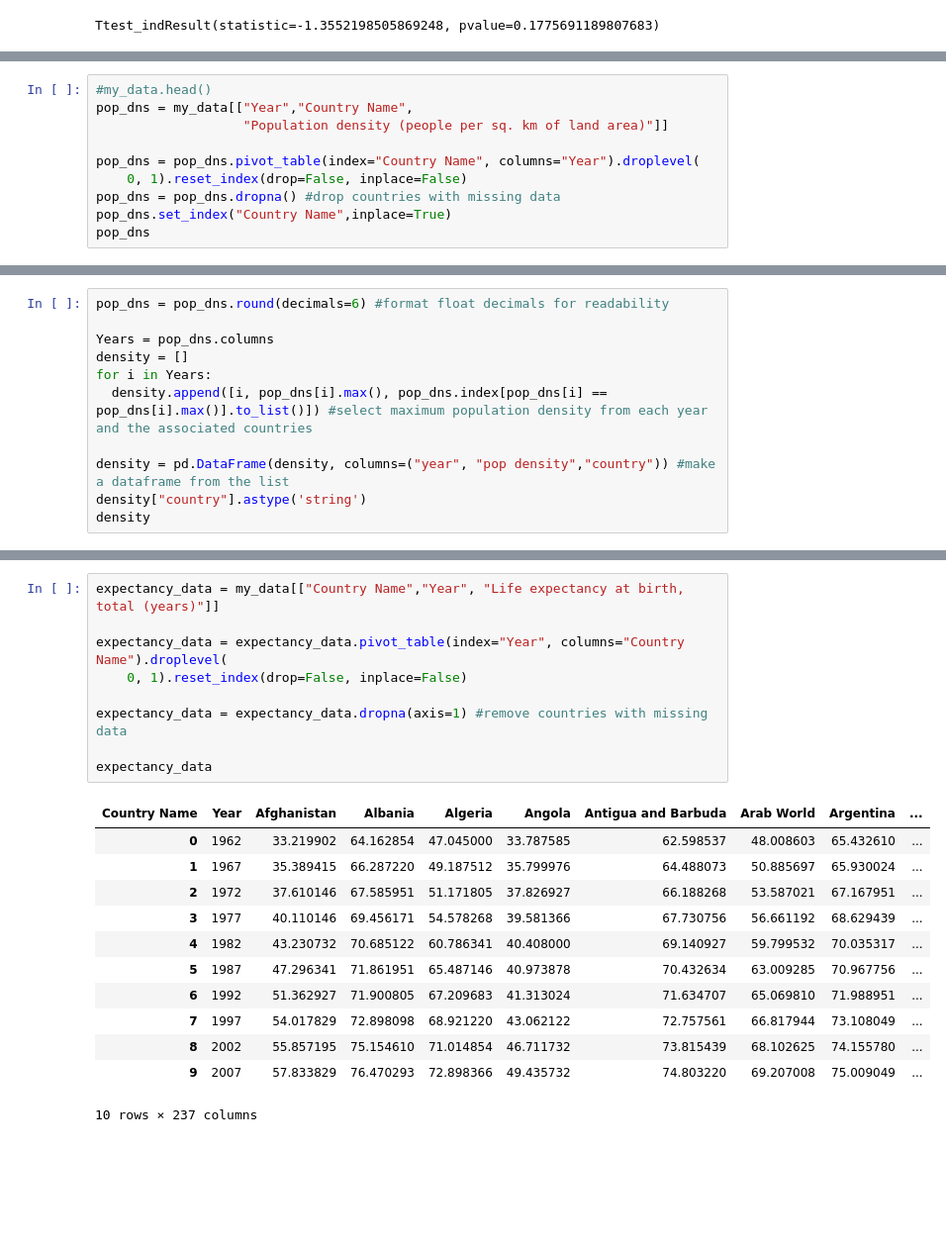
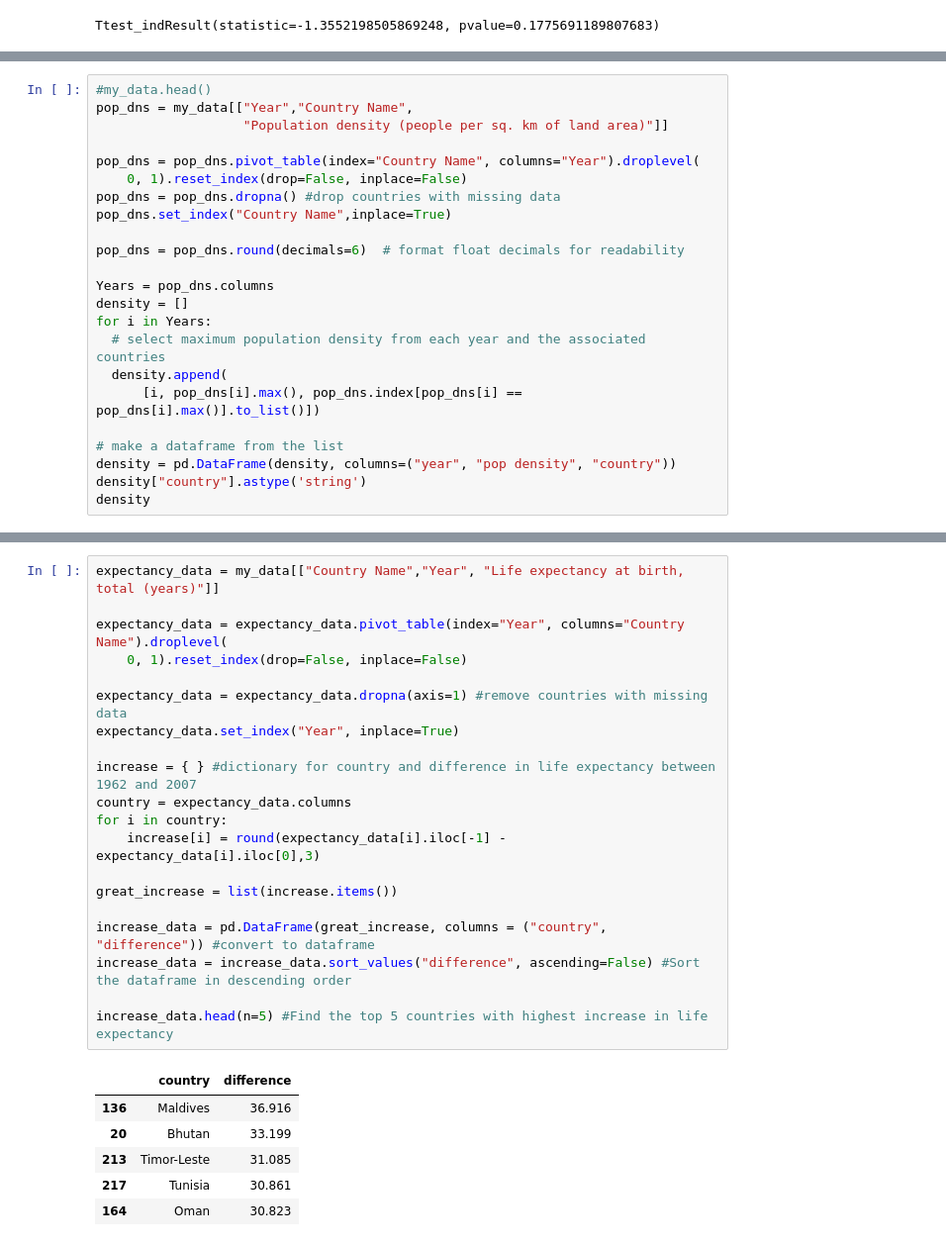
Before and after one commit to mikemwanga/Data_Science, a Jupyter notebook: Python for Data Science/notebook/python4DS.ipynb, the cells around one changed output, grey strips where cells are left out. Shown at 99% size. Cells and saved outputs as stored; diff of their text form; blank space fills up the shorter version.

```diff
--- a/Python for Data Science/notebook/python4DS.ipynb
+++ b/Python for Data Science/notebook/python4DS.ipynb
@@ -308,5 +359,18 @@ pop_dns = pop_dns.pivot_table(index="Country Name", columns="Year").droplevel(
     0, 1).reset_index(drop=False, inplace=False)
 pop_dns = pop_dns.dropna() #drop countries with missing data
 pop_dns.set_index("Country Name",inplace=True)
-pop_dns
+
+pop_dns = pop_dns.round(decimals=6)  # format float decimals for readability
+
+Years = pop_dns.columns
+density = []
+for i in Years:
+  # select maximum population density from each year and the associated countries
+  density.append(
+      [i, pop_dns[i].max(), pop_dns.index[pop_dns[i] == pop_dns[i].max()].to_list()])
+
+# make a dataframe from the list
+density = pd.DataFrame(density, columns=("year", "pop density", "country"))
+density["country"].astype('string')
+density
 # %% [output]
@@ -327,11 +387,0 @@ pop_dns
-# %%
-pop_dns = pop_dns.round(decimals=6) #format float decimals for readability
-
-Years = pop_dns.columns
-density = []
-for i in Years:
-  density.append([i, pop_dns[i].max(), pop_dns.index[pop_dns[i] == pop_dns[i].max()].to_list()]) #select maximum population density from each year and the associated countries
-
-density = pd.DataFrame(density, columns=("year", "pop density","country")) #make a dataframe from the list
-density["country"].astype('string')
-density
@@ -359,22 +407,27 @@ What country (or countries) has shown the greatest increase in 'Life expectancy
 # %%
 expectancy_data = my_data[["Country Name","Year", "Life expectancy at birth, total (years)"]]
 
 expectancy_data = expectancy_data.pivot_table(index="Year", columns="Country Name").droplevel(
     0, 1).reset_index(drop=False, inplace=False)
 
 expectancy_data = expectancy_data.dropna(axis=1) #remove countries with missing data
+expectancy_data.set_index("Year", inplace=True)
 
-expectancy_data
+increase = { } #dictionary for country and difference in life expectancy between 1962 and 2007
+country = expectancy_data.columns
+for i in country:
+    increase[i] = round(expectancy_data[i].iloc[-1] - expectancy_data[i].iloc[0],3)
+
+great_increase = list(increase.items())
+
+increase_data = pd.DataFrame(great_increase, columns = ("country", "difference")) #convert to dataframe
+increase_data = increase_data.sort_values("difference", ascending=False) #Sort the dataframe in descending order
+
+increase_data.head(n=5) #Find the top 5 countries with highest increase in life expectancy
 # %% [output]
-| Country Name | Year | Afghanistan | Albania | Algeria | Angola | Antigua and Barbuda | Arab World | Argentina | ... |
-| 0 | 1962 | 33.219902 | 64.162854 | 47.045000 | 33.787585 | 62.598537 | 48.008603 | 65.432610 | ... |
-| 1 | 1967 | 35.389415 | 66.287220 | 49.187512 | 35.799976 | 64.488073 | 50.885697 | 65.930024 | ... |
-| 2 | 1972 | 37.610146 | 67.585951 | 51.171805 | 37.826927 | 66.188268 | 53.587021 | 67.167951 | ... |
-| 3 | 1977 | 40.110146 | 69.456171 | 54.578268 | 39.581366 | 67.730756 | 56.661192 | 68.629439 | ... |
-| 4 | 1982 | 43.230732 | 70.685122 | 60.786341 | 40.408000 | 69.140927 | 59.799532 | 70.035317 | ... |
-| 5 | 1987 | 47.296341 | 71.861951 | 65.487146 | 40.973878 | 70.432634 | 63.009285 | 70.967756 | ... |
-| 6 | 1992 | 51.362927 | 71.900805 | 67.209683 | 41.313024 | 71.634707 | 65.069810 | 71.988951 | ... |
-| 7 | 1997 | 54.017829 | 72.898098 | 68.921220 | 43.062122 | 72.757561 | 66.817944 | 73.108049 | ... |
-| 8 | 2002 | 55.857195 | 75.154610 | 71.014854 | 46.711732 | 73.815439 | 68.102625 | 74.155780 | ... |
-| 9 | 2007 | 57.833829 | 76.470293 | 72.898366 | 49.435732 | 74.803220 | 69.207008 | 75.009049 | ... |
+|  | country | difference |
+| 136 | Maldives | 36.916 |
+| 20 | Bhutan | 33.199 |
+| 213 | Timor-Leste | 31.085 |
+| 217 | Tunisia | 30.861 |
+| 164 | Oman | 30.823 |
-10 rows × 237 columns
```
Also changed, not shown: parts of 56 cells of this notebook, 1 other file.
